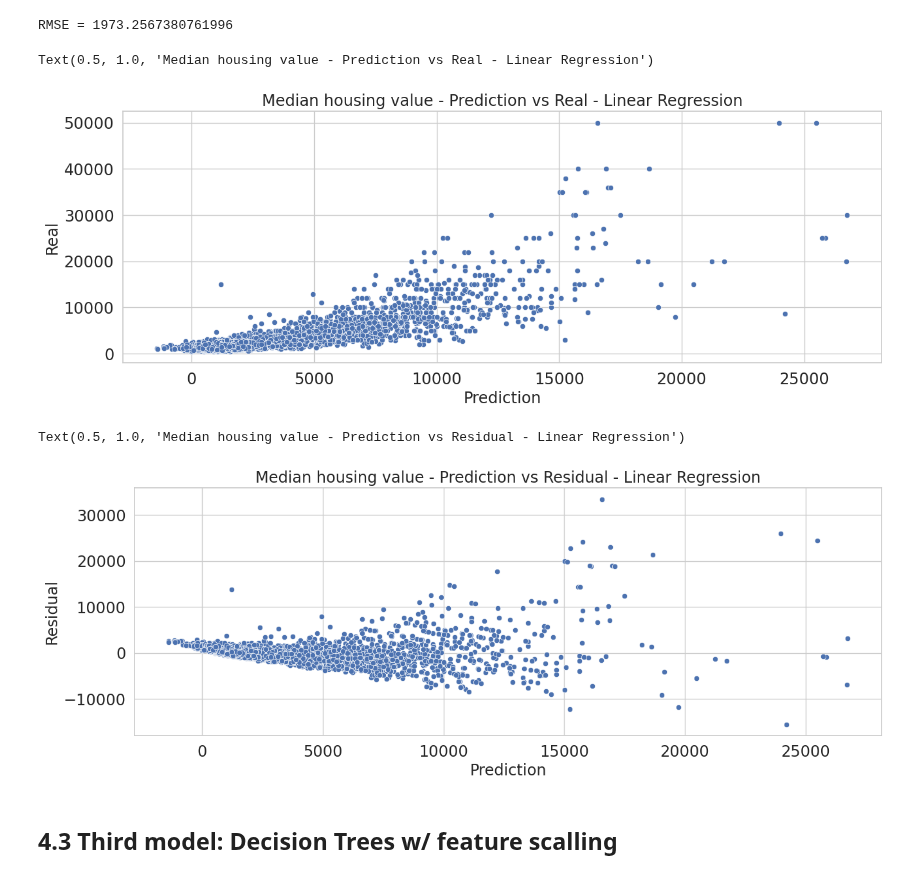
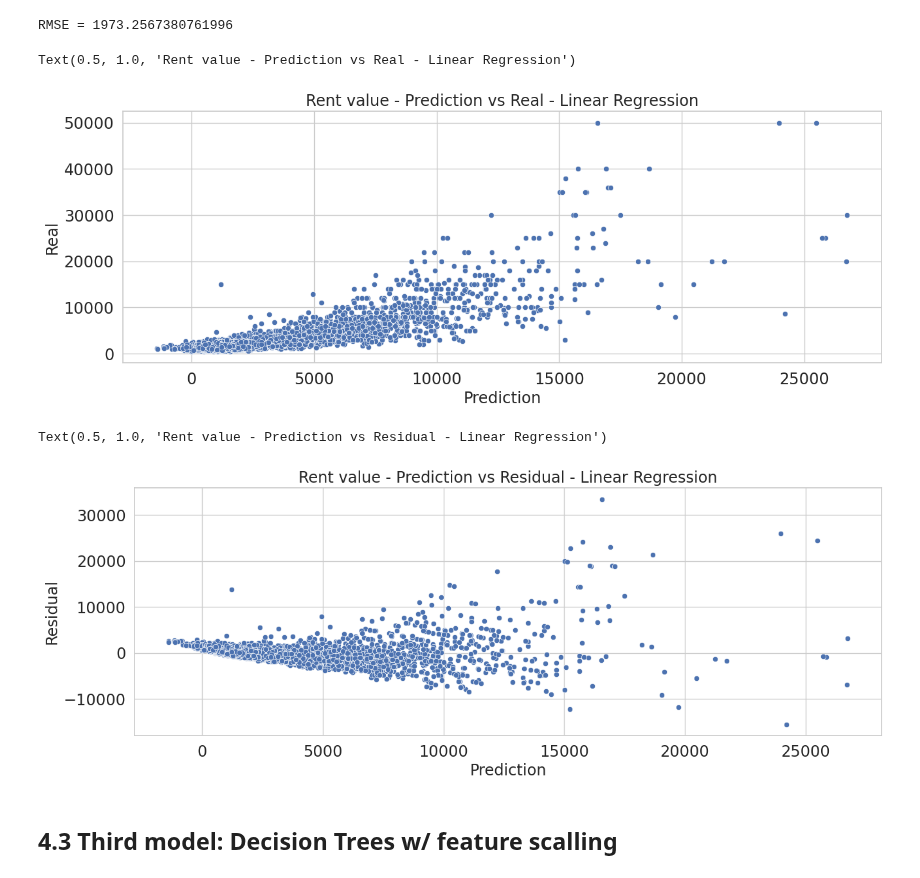
Before and after one commit to HWatanuki/Trabalho_D2APR, a Jupyter notebook: saopaulo-housing.ipynb, the cells around one changed output. Saved outputs shown, nothing was run; the diff lists cells and outputs as text; code cells hidden in the pictures.

```diff
--- a/saopaulo-housing.ipynb
+++ b/saopaulo-housing.ipynb
@@ -827,23 +848,25 @@ print(f'RMSE = {lin_reg_rmse}')
 # %% [output]
 RMSE = 1973.2567380761996
 # %%
+# Plotting the predicted vs real values
 sns.scatterplot(x=y_train_pred_lin_reg, y=y_train)
 plt.xlabel('Prediction')
 plt.ylabel('Real')
-plt.title('Median housing value - Prediction vs Real - Linear Regression')
+plt.title('Rent value - Prediction vs Real - Linear Regression')
 # %% [output]
-Text(0.5, 1.0, 'Median housing value - Prediction vs Real - Linear Regression')
+Text(0.5, 1.0, 'Rent value - Prediction vs Real - Linear Regression')
-[figure, old version]
+[figure, new version]
 # %%
+# Plotting the residual
 residual_lin_reg = y_train - y_train_pred_lin_reg
 
 sns.scatterplot(x=y_train_pred_lin_reg, y=residual_lin_reg)
 plt.xlabel('Prediction')
 plt.ylabel('Residual')
-plt.title('Median housing value - Prediction vs Residual - Linear Regression')
+plt.title('Rent value - Prediction vs Residual - Linear Regression')
 # %% [output]
-Text(0.5, 1.0, 'Median housing value - Prediction vs Residual - Linear Regression')
+Text(0.5, 1.0, 'Rent value - Prediction vs Residual - Linear Regression')
-[figure, old version]
+[figure, new version]
 # %% [markdown]
 ## 4.3 Third model: Decision Trees w/ feature scalling
 # %%
```
Also changed, not shown: parts of 49 cells of this notebook.
